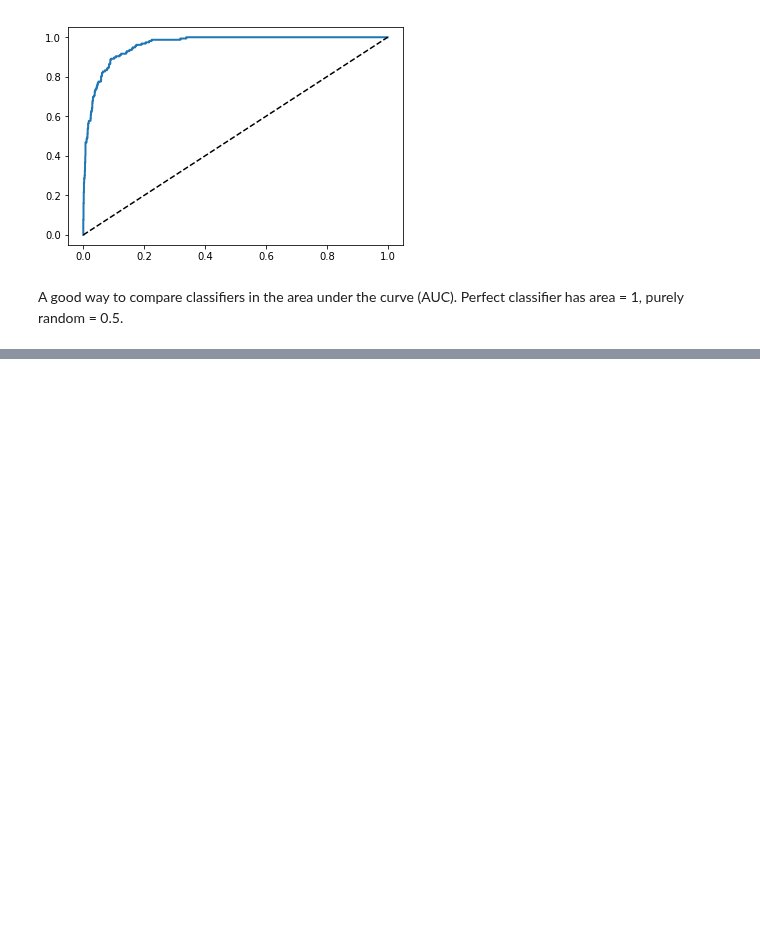
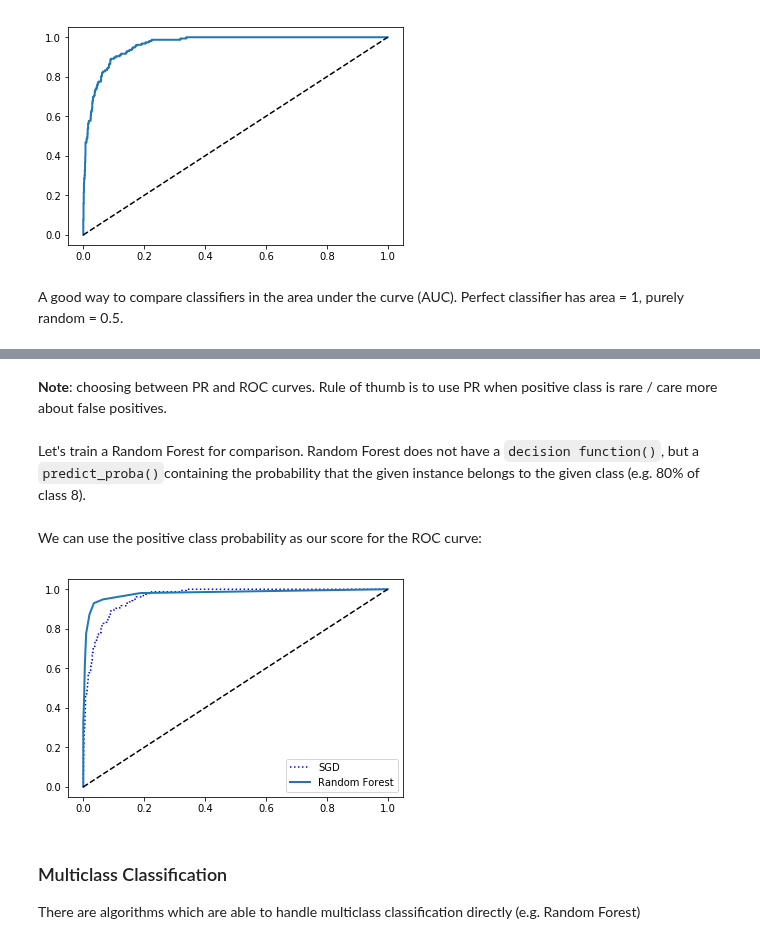
Before and after one commit to giuseppebaldini/ml-scikit-keras-tensorflow, a Jupyter notebook: 03.Classification.ipynb, the cells around one changed output, grey strips where cells are left out. Saved outputs shown, nothing was run; the diff lists cells and outputs as text; code cells hidden in the pictures; blank space fills up the shorter version.

```diff
--- a/03.Classification.ipynb
+++ b/03.Classification.ipynb
@@ -229,0 +228,26 @@ roc_auc_score =(y_train_1, y_scores)
+# %% [markdown]
+**Note**: choosing between PR and ROC curves. Rule of thumb is to use PR when positive class is rare / care more about false positives.
+# %% [markdown]
+Let's train a Random Forest for comparison. Random Forest does not have a `decision function()`, but a `predict_proba()`containing the probability that the given instance belongs to the given class (e.g. 80% of class 8).
+# %%
+from sklearn.ensemble import RandomForestClassifier
+
+forest_clf = RandomForestClassifier(random_state=42)
+y_probas_forest = cross_val_predict(forest_clf, X_train, y_train_1, cv=3,
+                                    method="predict_proba")
+# %% [markdown]
+We can use the positive class probability as our score for the ROC curve:
+# %%
+y_scores_forest = y_probas_forest[:, 1] # score = proba of positive class
+fpr_forest, tpr_forest, thresholds_forest = roc_curve(y_train_1,y_scores_forest)
+# %%
+plt.plot(fpr, tpr, "b:", label="SGD")
+plot_roc_curve(fpr_forest, tpr_forest, "Random Forest")
+plt.legend(loc="lower right")
+plt.show()
+# %% [output]
+[figure, added]
+# %% [markdown]
+### Multiclass Classification
+
+There are algorithms which are able to handle multiclass classification directly (e.g. Random Forest)
```
Also changed, not shown: parts of 1 cell of this notebook.
